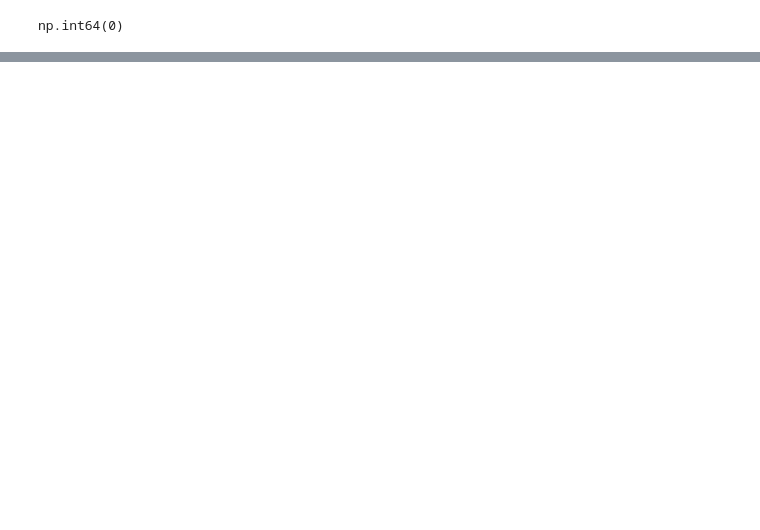
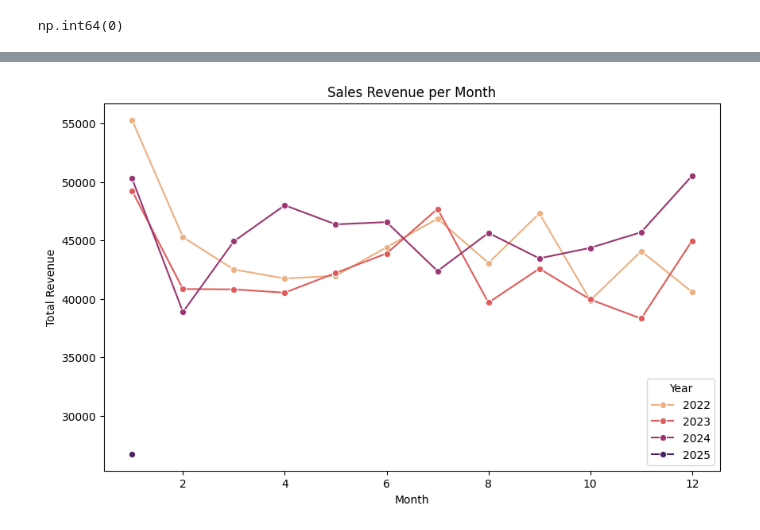
Before and after one commit to cityardhelaalisya/Data-Analyst-Portofolio, a Jupyter notebook: Retail_Store_Sales_Exploratory_Data_Analyst_and_Data_Cleaning.ipynb, the cells around one changed output, grey strips where cells are left out. Saved outputs shown, nothing was run; the diff lists cells and outputs as text; code cells hidden in the pictures; blank space fills up the shorter version.

```diff
--- a/Retail_Store_Sales_Exploratory_Data_Analyst_and_Data_Cleaning.ipynb
+++ b/Retail_Store_Sales_Exploratory_Data_Analyst_and_Data_Cleaning.ipynb
@@ -137 +160,15 @@ df.isna().sum()
 dtype: int64
+# %%
+# EXPLORATORY DATA ANALYST
+# 1. Sales Revenue Per Month
+
+sales_revenue_month = sales.groupby(['Year', 'Month'])['Total Spent'].sum().reset_index()
+
+plt.figure(figsize=(10, 6))
+sns.lineplot(data=sales_revenue_month, x='Month', y='Total Spent', hue='Year', marker='o', palette='flare')
+plt.title('Sales Revenue per Month')
+plt.xlabel('Month')
+plt.ylabel('Total Revenue')
+plt.show()
+# %% [output]
+[figure, added]
```
Also changed, not shown: parts of 11 cells of this notebook.
